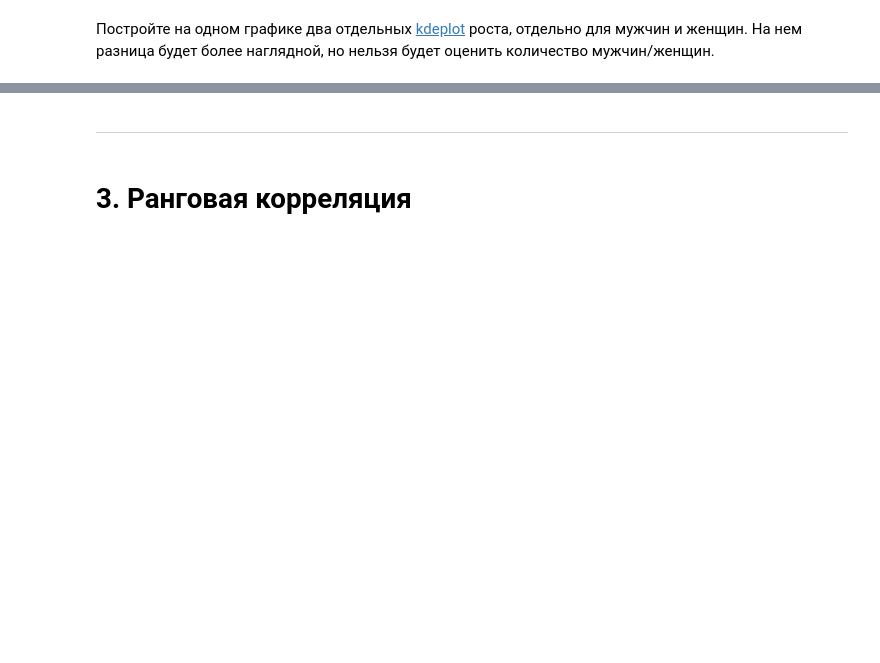
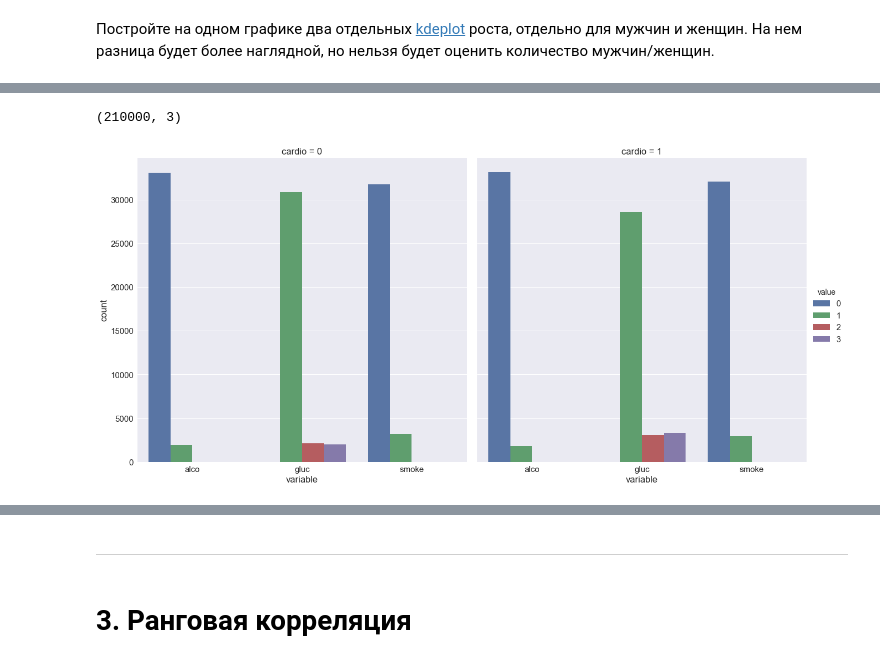
Before and after one commit to frolovconst/mlcourse_open, a Jupyter notebook: jupyter_russian/homeworks/hw2_session3_visual_data_analysis-Copy1.ipynb, the cells around one changed output, grey strips where cells are left out. Drawn from its saved outputs; the diff is of its cells as text; code cells hidden in the pictures; blank space fills up the shorter version.

```diff
--- a/jupyter_russian/homeworks/hw2_session3_visual_data_analysis-Copy1.ipynb
+++ b/jupyter_russian/homeworks/hw2_session3_visual_data_analysis-Copy1.ipynb
@@ -221,0 +232,10 @@ sns.violinplot(data=long, hue='gender', y='value', x='variable')
+# %%
+lg = pd.melt(frame=train, value_vars=['alco', 'gluc', 'smoke'], id_vars=['cardio'])
+# %%
+lg.shape
+# %% [output]
+(210000, 3)
+# %%
+sns.factorplot(data=lg, x='variable', hue='value', col='cardio', kind='count',size=9);
+# %% [output]
+[figure, added]
```
Also changed, not shown: parts of 4 cells of this notebook.
